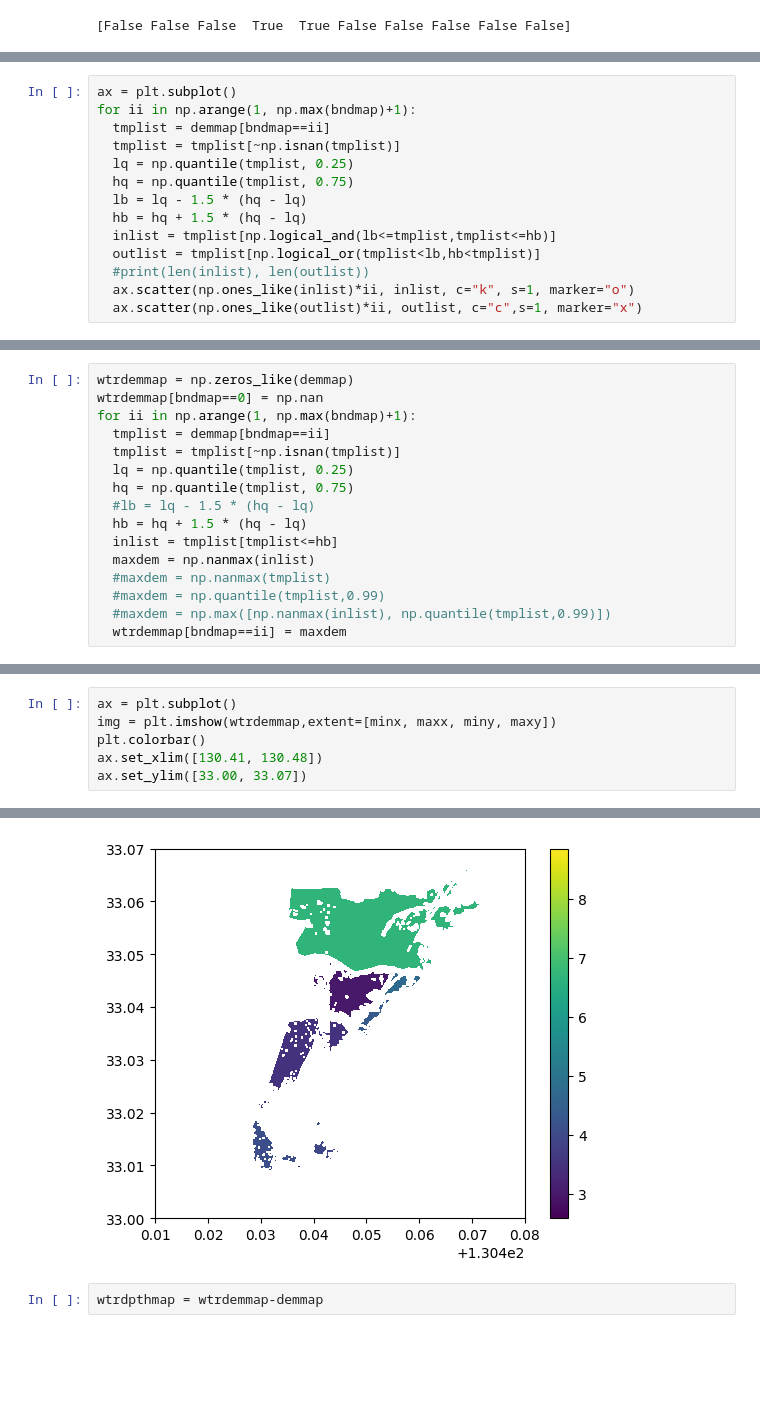
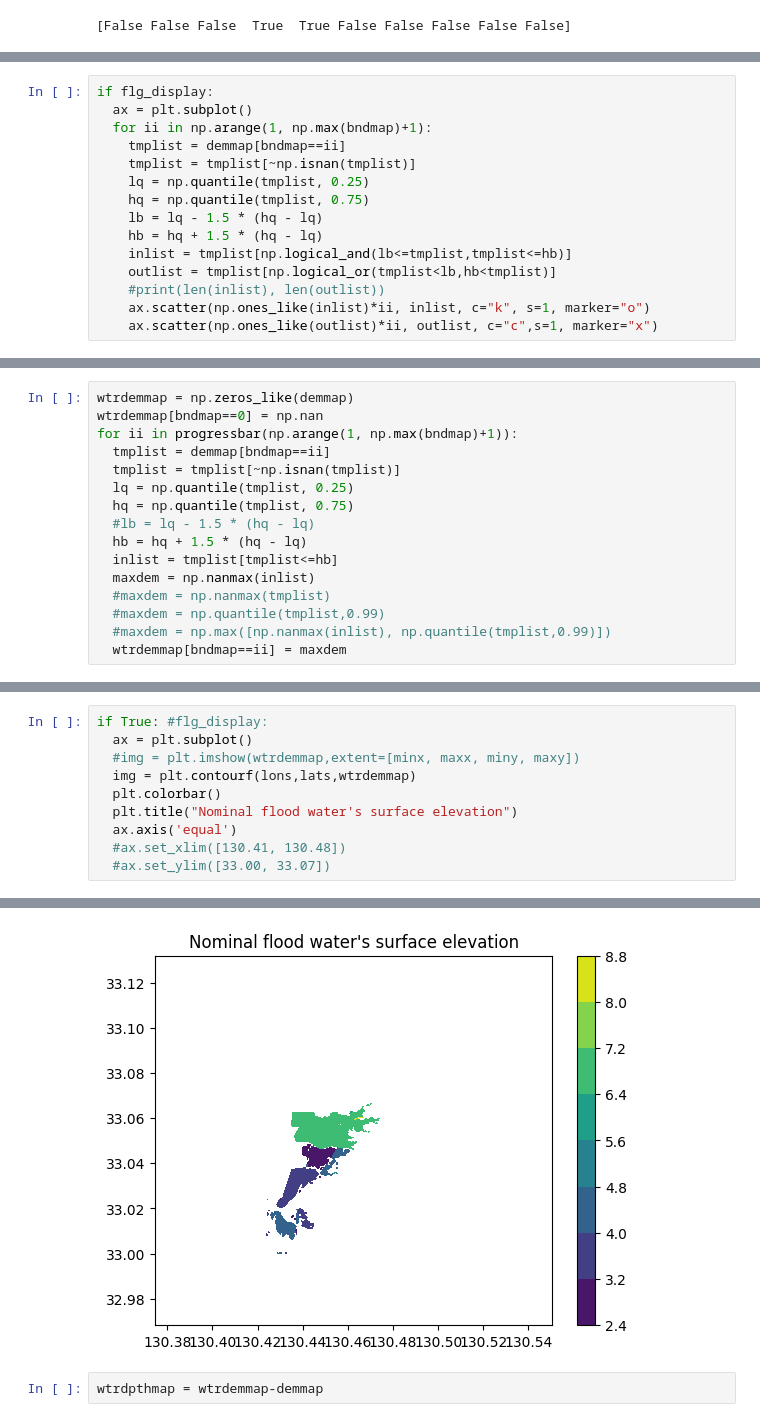
Before and after one commit to eukarya-inc/plateau-2023-uc01-satellite-analytics, a Jupyter notebook: PLATEAU-FloodSAR/s1-s3_GIAJ_FloodArea_Raster.ipynb, the cells around one changed output, grey strips where cells are left out. Drawn from its saved outputs; the diff is of its cells as text; blank space fills up the shorter version.

```diff
--- a/PLATEAU-FloodSAR/s1-s3_GIAJ_FloodArea_Raster.ipynb
+++ b/PLATEAU-FloodSAR/s1-s3_GIAJ_FloodArea_Raster.ipynb
@@ -225,14 +204,15 @@ import matplotlib
 # %%
-ax = plt.subplot()
-for ii in np.arange(1, np.max(bndmap)+1):
-  tmplist = demmap[bndmap==ii]
-  tmplist = tmplist[~np.isnan(tmplist)]
-  lq = np.quantile(tmplist, 0.25)
-  hq = np.quantile(tmplist, 0.75)
-  lb = lq - 1.5 * (hq - lq)
-  hb = hq + 1.5 * (hq - lq)
-  inlist = tmplist[np.logical_and(lb<=tmplist,tmplist<=hb)]
-  outlist = tmplist[np.logical_or(tmplist<lb,hb<tmplist)]
-  #print(len(inlist), len(outlist))
-  ax.scatter(np.ones_like(inlist)*ii, inlist, c="k", s=1, marker="o")
-  ax.scatter(np.ones_like(outlist)*ii, outlist, c="c",s=1, marker="x")
+if flg_display:
+  ax = plt.subplot()
+  for ii in np.arange(1, np.max(bndmap)+1):
+    tmplist = demmap[bndmap==ii]
+    tmplist = tmplist[~np.isnan(tmplist)]
+    lq = np.quantile(tmplist, 0.25)
+    hq = np.quantile(tmplist, 0.75)
+    lb = lq - 1.5 * (hq - lq)
+    hb = hq + 1.5 * (hq - lq)
+    inlist = tmplist[np.logical_and(lb<=tmplist,tmplist<=hb)]
+    outlist = tmplist[np.logical_or(tmplist<lb,hb<tmplist)]
+    #print(len(inlist), len(outlist))
+    ax.scatter(np.ones_like(inlist)*ii, inlist, c="k", s=1, marker="o")
+    ax.scatter(np.ones_like(outlist)*ii, outlist, c="c",s=1, marker="x")
@@ -241,7 +219,7 @@ for ii in np.arange(1, np.max(bndmap)+1):
 # %%
 wtrdemmap = np.zeros_like(demmap)
 wtrdemmap[bndmap==0] = np.nan
-for ii in np.arange(1, np.max(bndmap)+1):
+for ii in progressbar(np.arange(1, np.max(bndmap)+1)):
   tmplist = demmap[bndmap==ii]
   tmplist = tmplist[~np.isnan(tmplist)]
   lq = np.quantile(tmplist, 0.25)
@@ -257,7 +237,11 @@ for ii in np.arange(1, np.max(bndmap)+1):
 # %%
-ax = plt.subplot()
-img = plt.imshow(wtrdemmap,extent=[minx, maxx, miny, maxy])
-plt.colorbar()
-ax.set_xlim([130.41, 130.48])
-ax.set_ylim([33.00, 33.07])
+if True: #flg_display:
+  ax = plt.subplot()
+  #img = plt.imshow(wtrdemmap,extent=[minx, maxx, miny, maxy])
+  img = plt.contourf(lons,lats,wtrdemmap)
+  plt.colorbar()
+  plt.title("Nominal flood water's surface elevation")
+  ax.axis('equal')
+  #ax.set_xlim([130.41, 130.48])
+  #ax.set_ylim([33.00, 33.07])
 # %% [output]
@@ -265,4 +248,4 @@ ax.set_ylim([33.00, 33.07])
-[figure, old version]
+[figure, new version]
 # %%
 wtrdpthmap = wtrdemmap-demmap
 # %%
```
Also changed, not shown: parts of 31 cells of this notebook, 8 other files.
